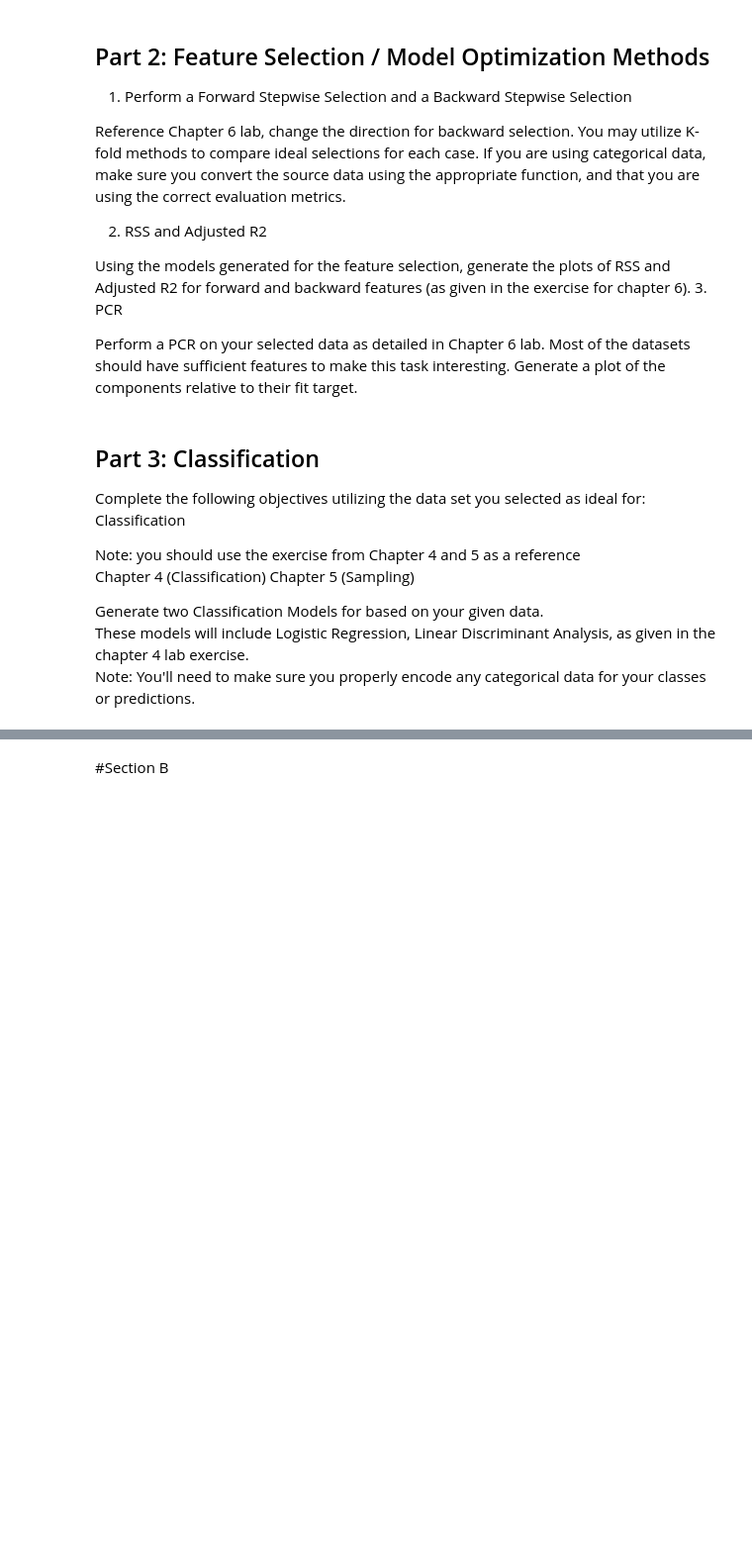
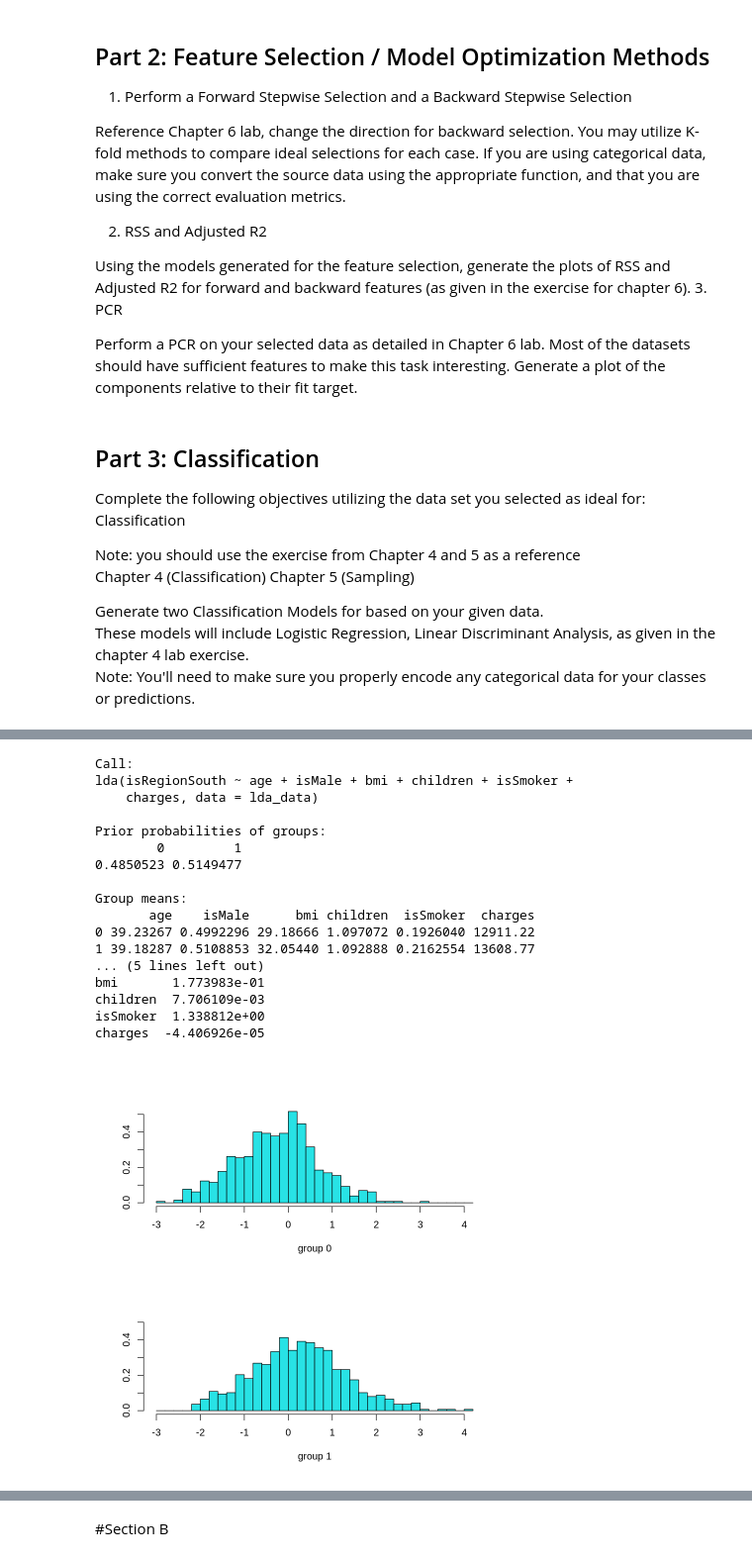
Before and after one commit to joelvinas/COMP-SCI_5565, a Jupyter notebook: Final Project/src/JVinas_COMPSCI_5565_FinalProject.ipynb, the cells around one changed output, grey strips where cells are left out. Shown at 99% size. Drawn from its saved outputs; the diff is of its cells as text; code cells hidden in the pictures; blank space fills up the shorter version.

```diff
--- a/Final Project/src/JVinas_COMPSCI_5565_FinalProject.ipynb
+++ b/Final Project/src/JVinas_COMPSCI_5565_FinalProject.ipynb
@@ -215,0 +257,33 @@ Note: You'll need to make sure you properly encode any categorical data for your
+# %%
+library(MASS) # The MASS package contains the lda function
+
+lda_data <- insurance_data
+
+lda_data$isMale <- as.numeric(lda_data$sex == "male")
+lda_data$isSmoker <- as.numeric(lda_data$smoker == "yes")
+lda_data$isRegionSouth <- as.numeric(lda_data$region == "southeast" | lda_data$region == "southwest" )
+
+lda.fit <- lda(isRegionSouth ~ age + isMale + bmi + children + isSmoker + charges,
+    data = lda_data)
+
+print(lda.fit)
+plot(lda.fit)
+# %% [output]
+Call:
+lda(isRegionSouth ~ age + isMale + bmi + children + isSmoker +
+    charges, data = lda_data)
+
+Prior probabilities of groups:
+        0         1
+0.4850523 0.5149477
+
+Group means:
+       age    isMale      bmi children  isSmoker  charges
+0 39.23267 0.4992296 29.18666 1.097072 0.1926040 12911.22
+1 39.18287 0.5108853 32.05440 1.092888 0.2162554 13608.77
+... (5 lines left out)
+bmi       1.773983e-01
+children  7.706109e-03
+isSmoker  1.338812e+00
+charges  -4.406926e-05
+[figure, added]
```
Also changed, not shown: parts of 21 cells of this notebook.
